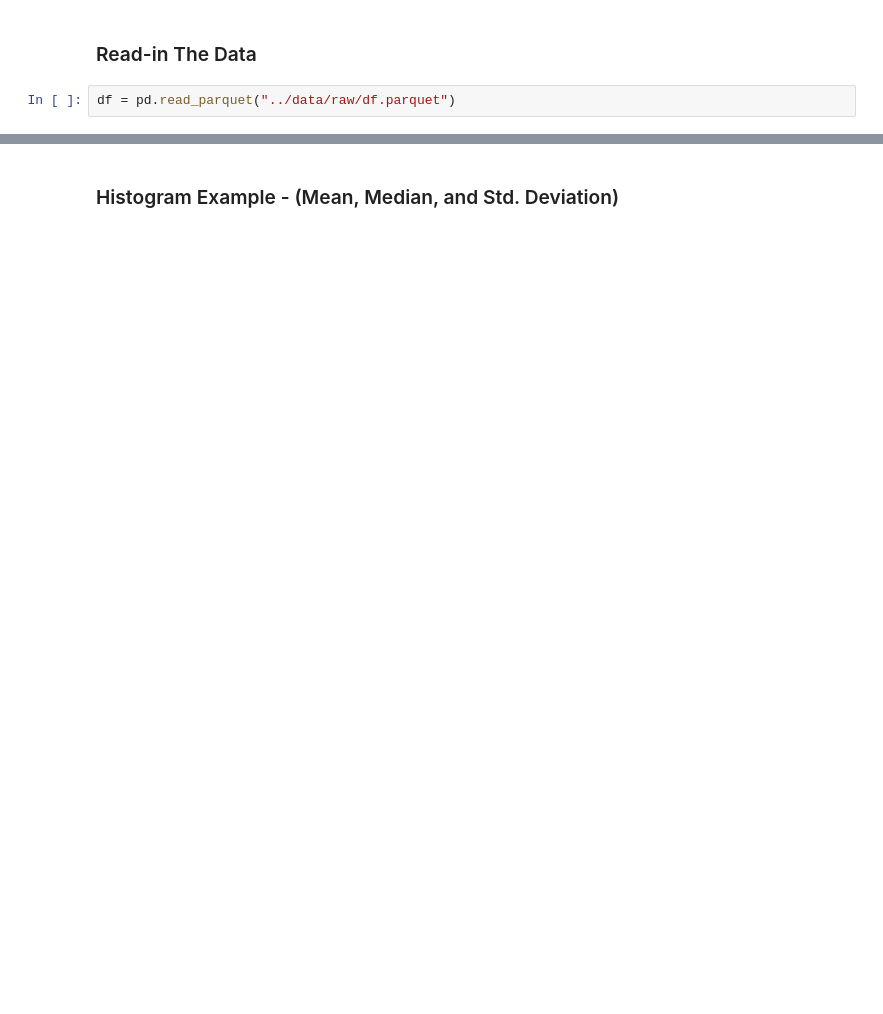
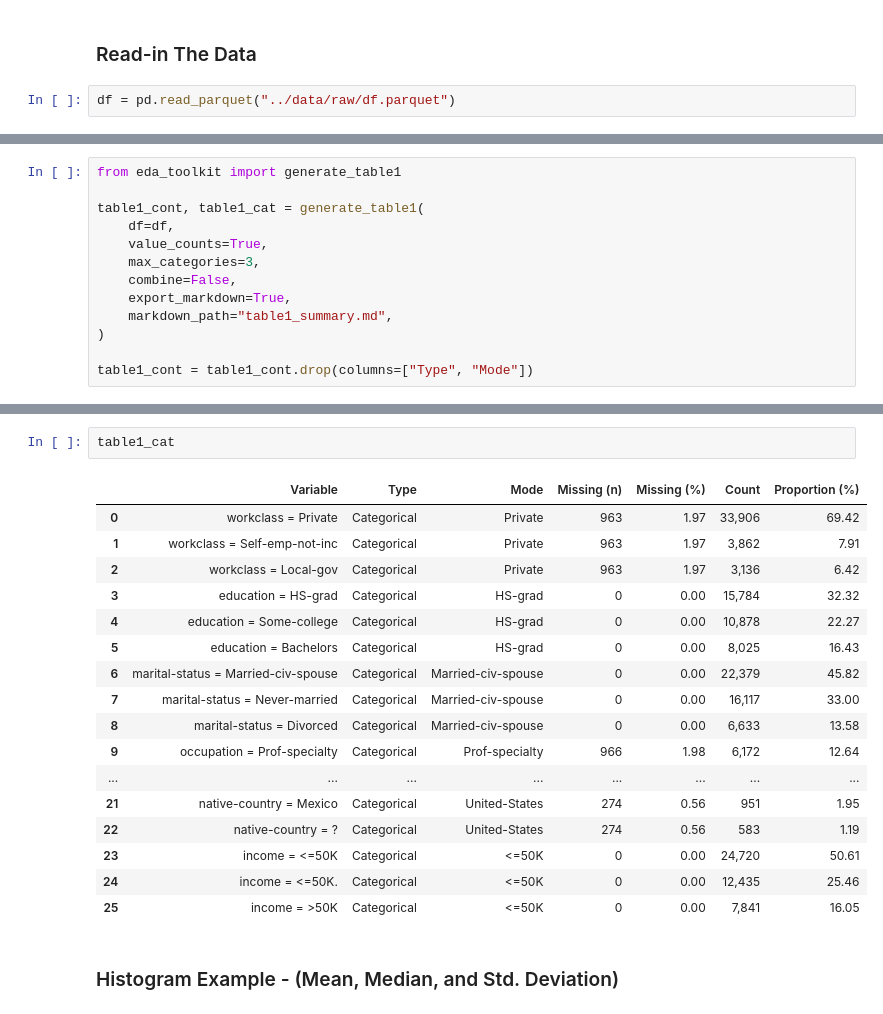
Before and after one commit to lshpaner/adult_income_test, a Jupyter notebook: notebooks/eda_toolkit_demo.ipynb, the cells around one changed output, grey strips where cells are left out. Drawn from its saved outputs; the diff is of its cells as text; blank space fills up the shorter version.

```diff
--- a/notebooks/eda_toolkit_demo.ipynb
+++ b/notebooks/eda_toolkit_demo.ipynb
@@ -9,0 +93,13 @@ df = pd.read_parquet("../data/raw/df.parquet")
+# %%
+from eda_toolkit import generate_table1
+
+table1_cont, table1_cat = generate_table1(
+    df=df,
+    value_counts=True,
+    max_categories=3,
+    combine=False,
+    export_markdown=True,
+    markdown_path="table1_summary.md",
+)
+
+table1_cont = table1_cont.drop(columns=["Type", "Mode"])
@@ -10,2 +134,22 @@ df = pd.read_parquet("../data/raw/df.parquet")
+# %%
+table1_cat
+# %% [output]
+|  | Variable | Type | Mode | Missing (n) | Missing (%) | Count | Proportion (%) |
+| 0 | workclass = Private | Categorical | Private | 963 | 1.97 | 33,906 | 69.42 |
+| 1 | workclass = Self-emp-not-inc | Categorical | Private | 963 | 1.97 | 3,862 | 7.91 |
+| 2 | workclass = Local-gov | Categorical | Private | 963 | 1.97 | 3,136 | 6.42 |
+| 3 | education = HS-grad | Categorical | HS-grad | 0 | 0.00 | 15,784 | 32.32 |
+| 4 | education = Some-college | Categorical | HS-grad | 0 | 0.00 | 10,878 | 22.27 |
+| 5 | education = Bachelors | Categorical | HS-grad | 0 | 0.00 | 8,025 | 16.43 |
+| 6 | marital-status = Married-civ-spouse | Categorical | Married-civ-spouse | 0 | 0.00 | 22,379 | 45.82 |
+| 7 | marital-status = Never-married | Categorical | Married-civ-spouse | 0 | 0.00 | 16,117 | 33.00 |
+| 8 | marital-status = Divorced | Categorical | Married-civ-spouse | 0 | 0.00 | 6,633 | 13.58 |
+| 9 | occupation = Prof-specialty | Categorical | Prof-specialty | 966 | 1.98 | 6,172 | 12.64 |
+| ... | ... | ... | ... | ... | ... | ... | ... |
+| 21 | native-country = Mexico | Categorical | United-States | 274 | 0.56 | 951 | 1.95 |
+| 22 | native-country = ? | Categorical | United-States | 274 | 0.56 | 583 | 1.19 |
+| 23 | income = <=50K | Categorical | <=50K | 0 | 0.00 | 24,720 | 50.61 |
+| 24 | income = <=50K. | Categorical | <=50K | 0 | 0.00 | 12,435 | 25.46 |
+| 25 | income = >50K | Categorical | <=50K | 0 | 0.00 | 7,841 | 16.05 |
 # %% [markdown]
 ### Histogram Example - (Mean, Median, and Std. Deviation)
```
Also changed, not shown: parts of 12 cells of this notebook, 2 other files.
